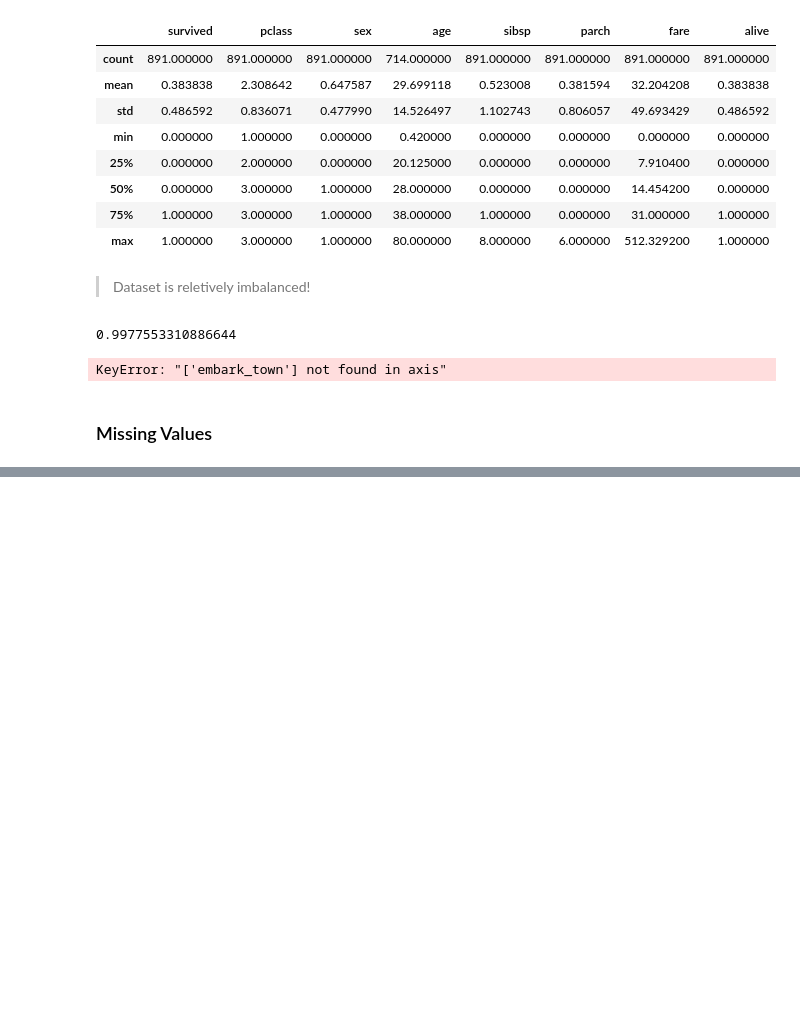
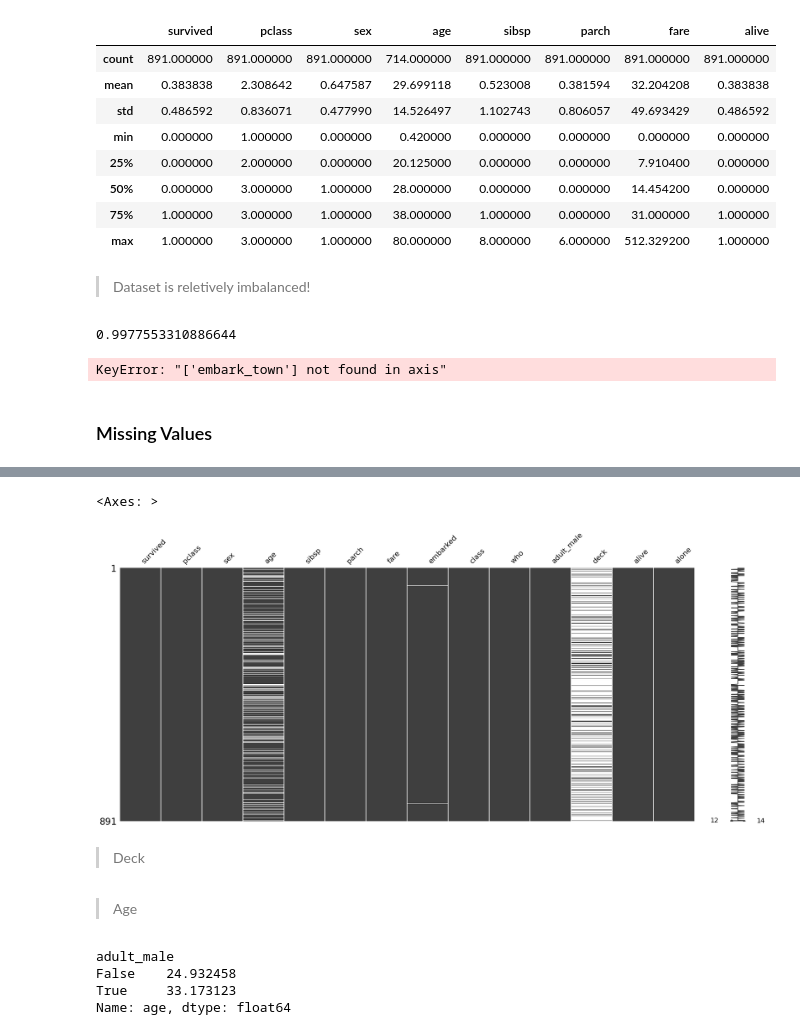
Before and after one commit to Bouji-dev/Titanic_Data_Analysis, a Jupyter notebook: test.ipynb, the cells around one changed output, grey strips where cells are left out. Drawn from its saved outputs; the diff is of its cells as text; code cells hidden in the pictures; blank space fills up the shorter version.

```diff
--- a/test.ipynb
+++ b/test.ipynb
@@ -145,0 +195,9 @@ KeyError: "['embark_town'] not found in axis"
+# %%
+import missingno as msno
+%matplotlib inline
+msno.matrix(df)
+# %% [output]
+<Axes: >
+[figure, added]
+# %% [markdown]
+> Deck
@@ -145,0 +206,9 @@ KeyError: "['embark_town'] not found in axis"
+# %% [markdown]
+> Age
+# %%
+df.groupby(['adult_male']).age.mean()
+# %% [output]
+adult_male
+False    24.932458
+True     33.173123
+Name: age, dtype: float64
```
Also changed, not shown: parts of 10 cells of this notebook.
